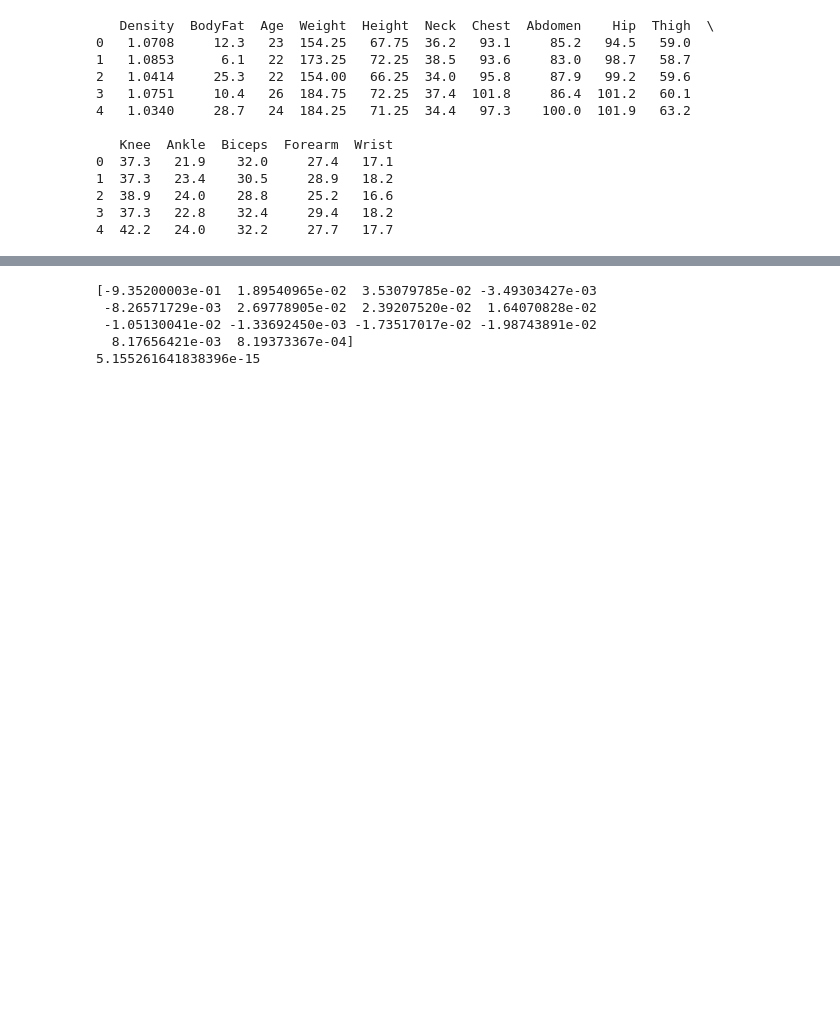
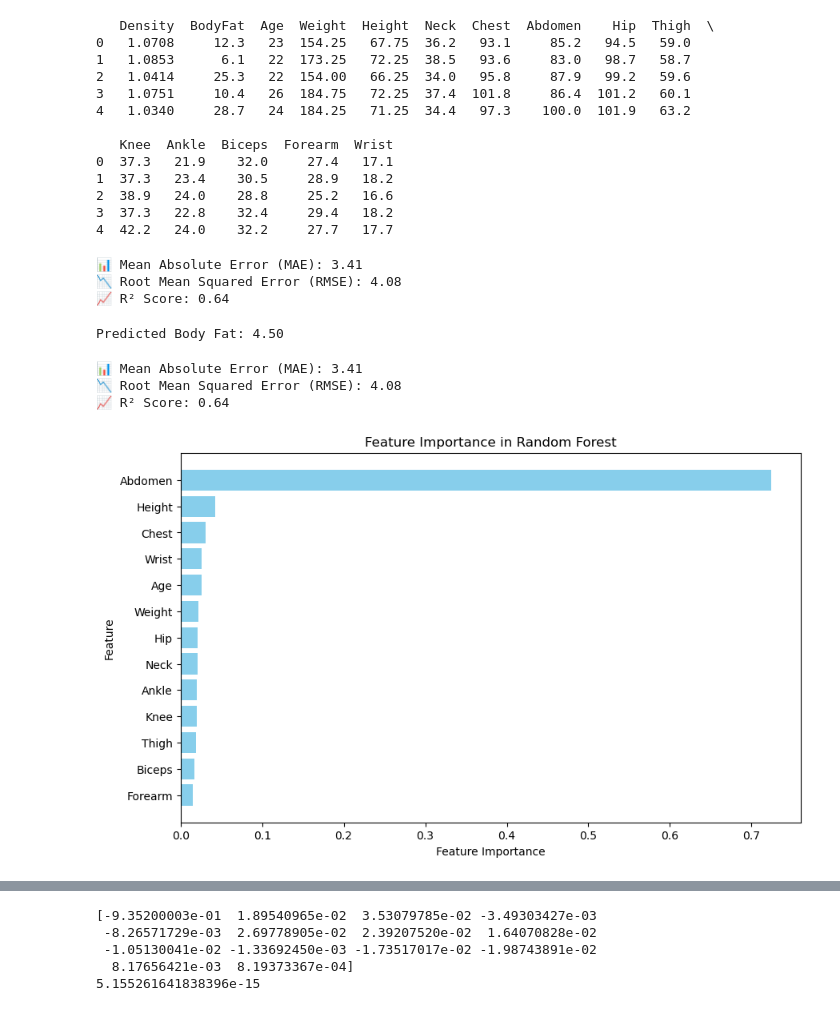
Before and after one commit to tintingong/LeanAI, a Jupyter notebook: Project/notebooks/EDA/eda_ib.ipynb, the cells around one changed output, grey strips where cells are left out. Cells and saved outputs as stored; diff of their text form; code cells hidden in the pictures; blank space fills up the shorter version.

Commit message:
added rendom forest approach

```diff
--- a/Project/notebooks/EDA/eda_ib.ipynb
+++ b/Project/notebooks/EDA/eda_ib.ipynb
@@ -23,6 +23,85 @@ print(df.head())
 2  38.9   24.0    28.8     25.2   16.6
 3  37.3   22.8    32.4     29.4   18.2
 4  42.2   24.0    32.2     27.7   17.7
+# %%
+from sklearn.model_selection import train_test_split
+from sklearn.ensemble import RandomForestRegressor
+
+# Drope Density column
+df = df.drop(columns=["Density"])
+
+# Split the data into features and target
+X = df.drop(columns=["BodyFat"])
+y = df["BodyFat"]
+
+# Split the data into training and testing sets
+X_train, X_test, y_train, y_test = train_test_split(X, y, test_size=0.2, random_state=42)
+# Save the model
+# %%
+# Create model Random Forest Regressor
+rf_model = RandomForestRegressor(n_estimators=100, random_state=42)
+
+# Fit the model
+rf_model.fit(X_train, y_train)
+
+# Predict the test set
+y_pred = rf_model.predict(X_test)
+# %%
+from sklearn.metrics import mean_absolute_error, mean_squared_error, r2_score
+
+# Mesure the model
+mae = mean_absolute_error(y_test, y_pred)
+rmse = mean_squared_error(y_test, y_pred, squared=False)
+r2 = r2_score(y_test, y_pred)
+
+print(f"📊 Mean Absolute Error (MAE): {mae:.2f}")
+print(f"📉 Root Mean Squared Error (RMSE): {rmse:.2f}")
+print(f"📈 R² Score: {r2:.2f}")
+# %% [output]
+📊 Mean Absolute Error (MAE): 3.41
+📉 Root Mean Squared Error (RMSE): 4.08
+📈 R² Score: 0.64
+# %%
+#predict the body fat
+body_fat = rf_model.predict([[
+    184.75,  29.8,  24.6,  25.6,  76.4,  58.5,  37.4,  34.6,  27.8,  28.5,  27.7,  25.2,  25.2
+]])
+print(f"Predicted Body Fat: {body_fat[0]:.2f}")
+# %% [output]
+Predicted Body Fat: 4.50
+# %%
+# mesure prediction
+y_pred = rf_model.predict(X_test)
+mae = mean_absolute_error(y_test, y_pred)
+rmse = mean_squared_error(y_test, y_pred, squared=False)
+r2 = r2_score(y_test, y_pred)
+
+print(f"📊 Mean Absolute Error (MAE): {mae:.2f}")
+print(f"📉 Root Mean Squared Error (RMSE): {rmse:.2f}")
+print(f"📈 R² Score: {r2:.2f}")
+# %% [output]
+📊 Mean Absolute Error (MAE): 3.41
+📉 Root Mean Squared Error (RMSE): 4.08
+📈 R² Score: 0.64
+# %%
+import matplotlib.pyplot as plt
+
+
+importances = rf_model.feature_importances_
+
+feature_importance_df = pd.DataFrame({"Feature": X.columns, "Importance": importances})
+feature_importance_df = feature_importance_df.sort_values(by="Importance", ascending=False)
+
+# Vizualize the feature importance
+plt.figure(figsize=(10, 6))
+plt.barh(feature_importance_df["Feature"], feature_importance_df["Importance"], color="skyblue")
+plt.xlabel("Feature Importance")
+plt.ylabel("Feature")
+plt.title("Feature Importance in Random Forest")
+plt.gca().invert_yaxis()
+plt.show()
+# %% [output]
+[figure, added]
 # %%
 # stanrdize the data
 df = (df - df.mean()) / df.std()
```
Also changed, not shown: parts of 2 cells of this notebook.
